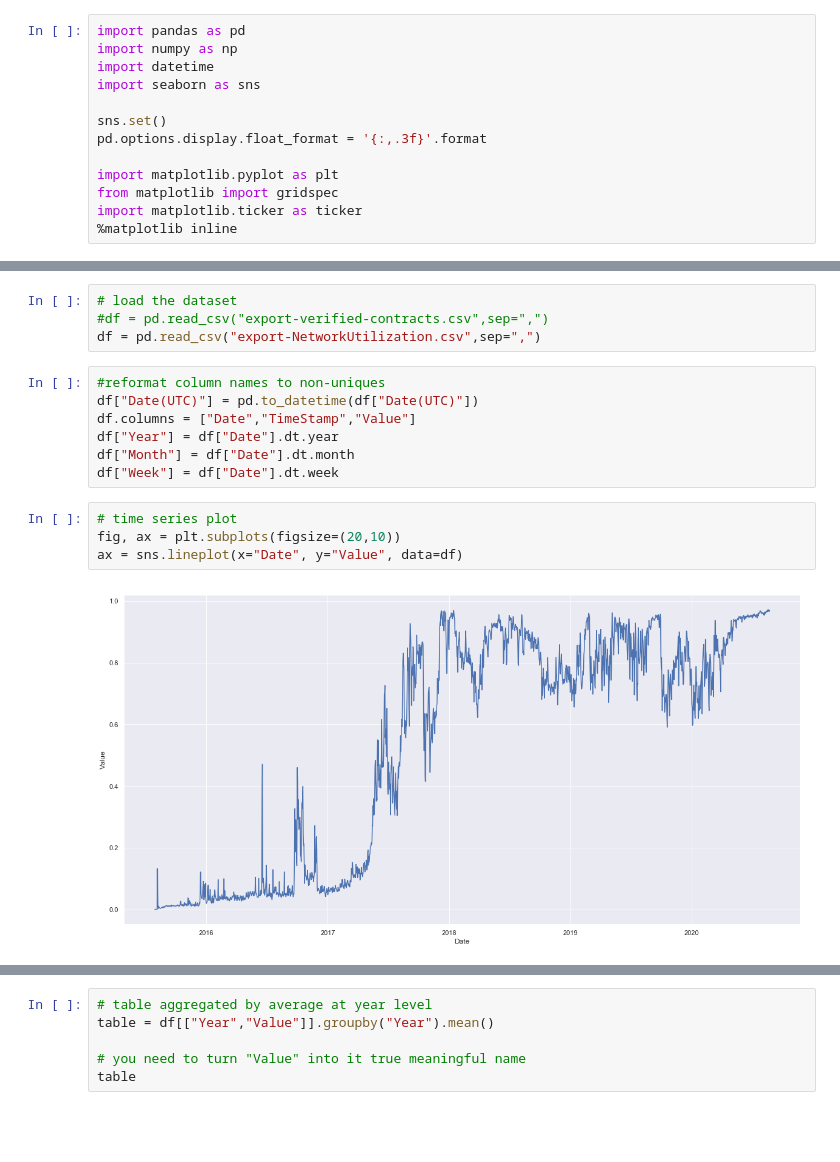
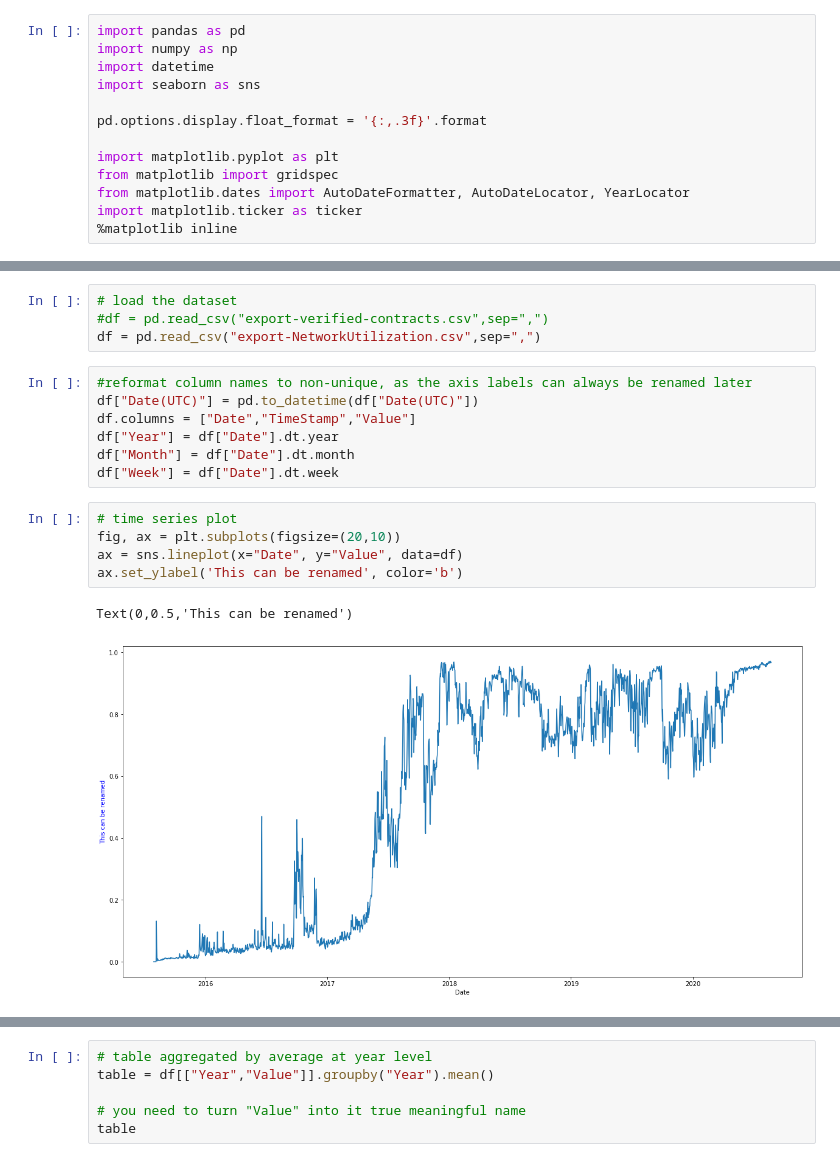
Before and after one commit to HektorLin/Etherscan_visualization, a Jupyter notebook: Etherscan_Visualization.ipynb, the cells around one changed output, grey strips where cells are left out. Cells and saved outputs as stored; diff of their text form; blank space fills up the shorter version.

```diff
--- a/Etherscan_Visualization.ipynb
+++ b/Etherscan_Visualization.ipynb
@@ -4,11 +4,11 @@ import numpy as np
 import datetime
 import seaborn as sns
 
-sns.set()
 pd.options.display.float_format = '{:,.3f}'.format
 
 import matplotlib.pyplot as plt
 from matplotlib import gridspec
+from matplotlib.dates import AutoDateFormatter, AutoDateLocator, YearLocator
 import matplotlib.ticker as ticker
 %matplotlib inline
 # %% [markdown]
@@ -18,7 +18,7 @@ import matplotlib.ticker as ticker
 #df = pd.read_csv("export-verified-contracts.csv",sep=",")
 df = pd.read_csv("export-NetworkUtilization.csv",sep=",")
 # %%
-#reformat column names to non-uniques
+#reformat column names to non-unique, as the axis labels can always be renamed later
 df["Date(UTC)"] = pd.to_datetime(df["Date(UTC)"])
 df.columns = ["Date","TimeStamp","Value"]
 df["Year"] = df["Date"].dt.year
@@ -27,9 +27,11 @@ df["Week"] = df["Date"].dt.week
 # %%
 # time series plot
 fig, ax = plt.subplots(figsize=(20,10))
 ax = sns.lineplot(x="Date", y="Value", data=df)
+ax.set_ylabel('This can be renamed', color='b')
 # %% [output]
+Text(0,0.5,'This can be renamed')
-[figure, old version]
+[figure, new version]
 # %%
 # time series with moving average (30 days)
 plot_df = df.copy()
```
Also changed, not shown: parts of 12 cells of this notebook.
